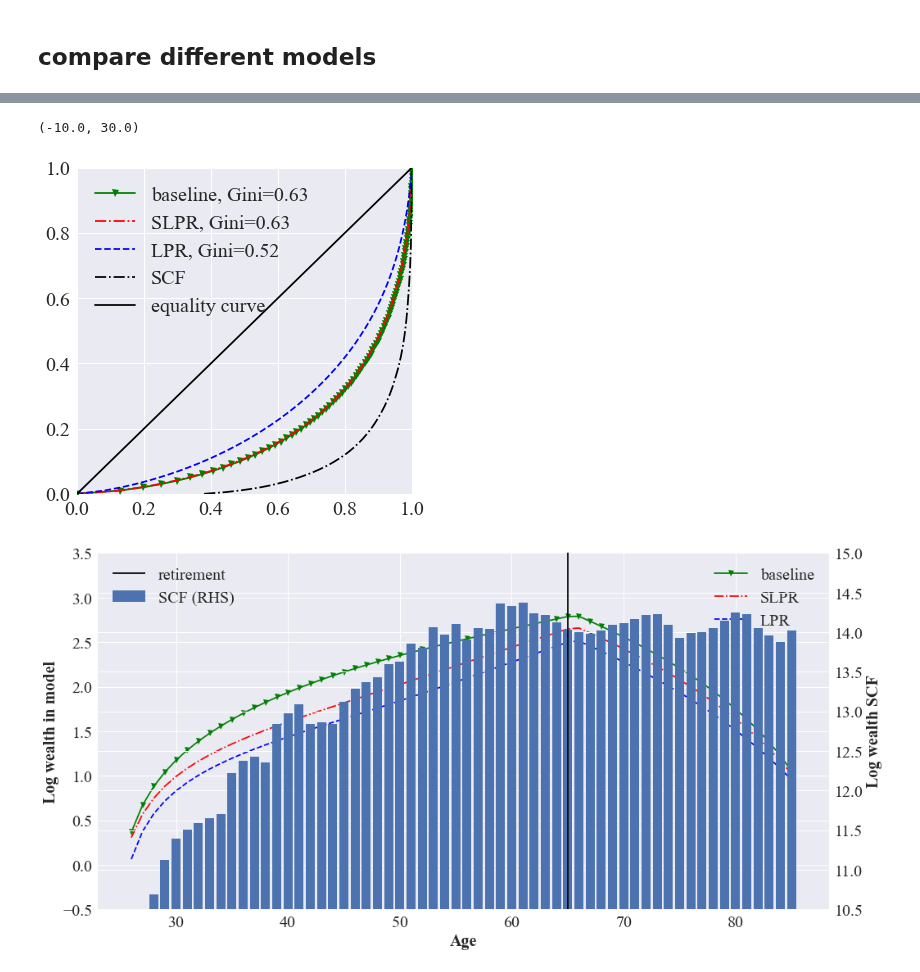
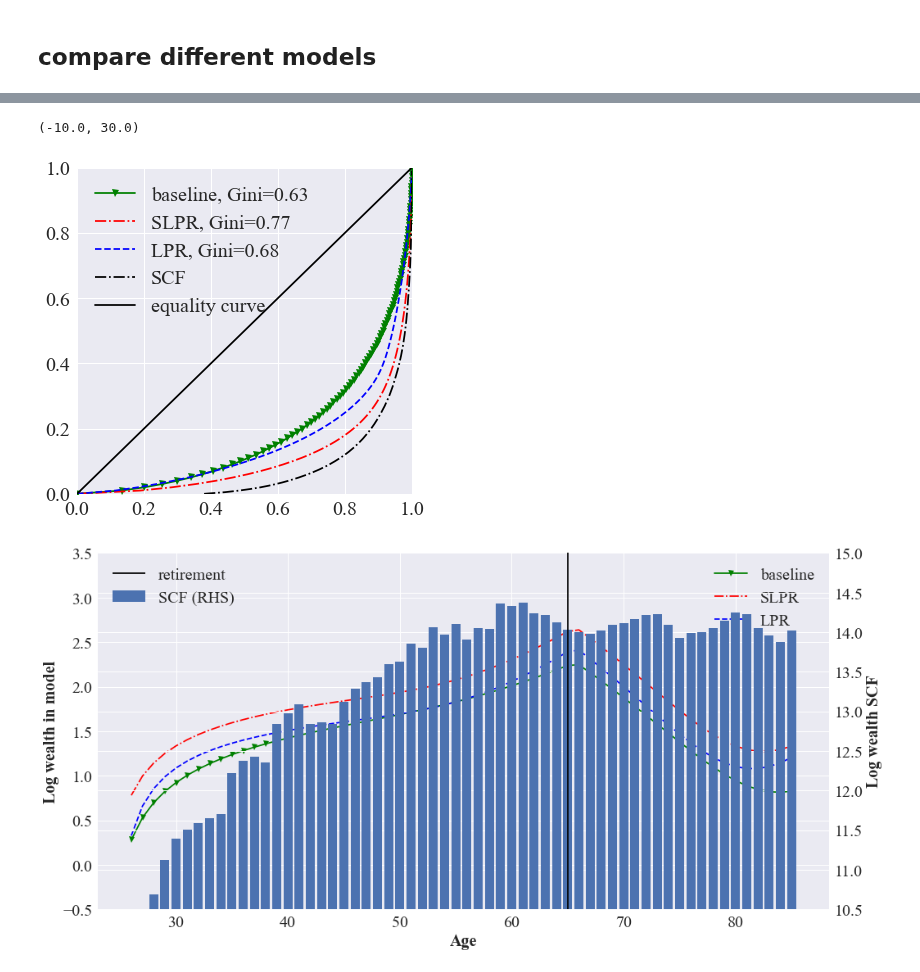
Before and after one commit to iworld1991/PIR, a Jupyter notebook: WorkingFolder/PythonCode/OLG-GE.ipynb, the cells around one changed output, grey strips where cells are left out. Cells and saved outputs as stored; diff of their text form; code cells hidden in the pictures.

```diff
--- a/WorkingFolder/PythonCode/OLG-GE.ipynb
+++ b/WorkingFolder/PythonCode/OLG-GE.ipynb
@@ -63,6 +63,12 @@ from PrepareParameters import life_cycle_paras_y as lc_paras_Y
 ## make a copy of the imported parameters
 lc_paras_y = copy(lc_paras_Y)
 lc_paras_q = copy(lc_paras_Q)
+# %%
+##############
+## low_beta for liquid
+lc_paras_y['β'] = 0.96
+lc_paras_y['β_h'] = 0.96
+###############
 # %%
 print(lc_paras_y)
 # %% [output]
@@ -116,6 +124,23 @@ if calibrated_model == True:
     elif model_frequency=='quarterly':
         ## yearly parameters
         lc_paras = lc_paras_q
+
+
+    ## recalibrate initial heterogeneity
+
+    age_dist_ss = stationary_age_dist(lc_paras['L'],
+                                       n = 0.0,
+                                       LivPrb = lc_paras['LivPrb'])
+    sigma_xi_psi = 0.13
+
+    init_sigma_psi_av = average_heterogeneity(sigma_xi_psi,
+                                             lc_paras['T'],
+                                             lc_paras['L'],
+                                             age_dist_ss)
+
+    print('Adjusting initial p dispersion by {} to account of heterogeneity in p '.format(init_sigma_psi_av))
+
+    init_sigma_psi_av_new = np.sqrt(lc_paras['σ_ψ_init']**2+init_sigma_psi_av**2)
 
     lc_mkv_paras = {
         ## primitives
@@ -177,6 +202,7 @@ if calibrated_model == True:
     ## for the subjective model, only change the belief
     lc_mkv_sub_paras = copy(lc_mkv_paras)
     lc_mkv_sub_paras['subjective'] = True
+    lc_mkv_sub_paras['sigma_p_init'] = init_sigma_psi_av_new
     lc_mkv_sub_paras['sigma_psi'] = lc_paras['σ_ψ_sub']
     lc_mkv_sub_paras['sigma_eps'] = lc_paras['σ_θ_sub']
     lc_mkv_sub = LifeCycle(**lc_mkv_sub_paras)
@@ -186,6 +212,7 @@ if calibrated_model == True:
 
     lc_mkv_sub_true_paras = copy(lc_mkv_sub_paras)
     lc_mkv_sub_true_paras['subjective'] = False
+    lc_mkv_sub_paras['sigma_p_init'] = init_sigma_psi_av_new
     lc_mkv_sub_true_paras['sigma_psi_true'] = lc_paras['σ_ψ_sub']
     lc_mkv_sub_true_paras['sigma_eps_true'] =  lc_paras['σ_θ_sub']
     #lc_mkv_sub_true_paras['sigma_p_init'] = np.sqrt(lc_paras['σ_ψ_init']**2+ 0.6**2)
@@ -1373,6 +1425,8 @@ line_patterns =['g-v',
                 'r-.',
                 'b--',
                 ]
+
+h2m_cut_off = round(1/24,2)
 
 ## Lorenz curve of steady state wealth distribution
 
@@ -1440,7 +1494,7 @@ for k, model in enumerate(models):
     model_solution = pickle.load(open('./model_solutions/'+ model_names[k]+'_PE.pkl','rb'))
 
     ## get h2m fraction: an arbitrary definition for now. a2p ratio smaller than 5
-    h2m_pe_where = np.where(model_solution['a_grid_dist']<=0.5)
+    h2m_pe_where = np.where(model_solution['a_grid_dist']<=h2m_cut_off)
     h2m_share =model_solution['a_pdfs_dist'][h2m_pe_where].sum()
 
     ax.plot(np.log(model_solution['ap_grid_dist']+1e-5),
@@ -1510,33 +1564,33 @@ ax.set_xlabel('Age')
 ax.set_ylabel('Log wealth')
 ax2.set_ylabel('Log wealth SCF')
 ax.legend(loc=1)
 ax2.legend(loc=2)
 #fig.savefig('../Graphs/model/life_cycle_a_compare_ge.png')
 
 
 ## wealth distributions in ge
 
 fig, ax = plt.subplots(figsize=(8,6))
 ax.set_title('Wealth distribution')
 for k, model in enumerate(models):
     model_solution = pickle.load(open('./model_solutions/'+ model_names[k]+'_GE.pkl','rb'))
 
     ## get h2m fraction: an arbitrary definition for now. a2p ratio smaller than 5
-    h2m_ge_where = np.where(model_solution['a_grid_dist']<=0.5)
+    h2m_ge_where = np.where(model_solution['a_grid_dist']<=h2m_cut_off)
     h2m_share =model_solution['a_pdfs_dist'][h2m_ge_where].sum()
 
     ax.plot(np.log(model_solution['ap_grid_dist']+1e-5),
             model_solution['ap_pdfs_dist'],
             label=model_names[k]+', H2M={:.2f}'.format(h2m_share),
             alpha = 0.8)
 ax.set_xlabel(r'$a$')
 ax.legend(loc=0)
 ax.set_ylabel(r'$prob(a)$')
 ax.set_xlim([-10,30])
 
 
 #fig.savefig('../Graphs/model/distribution_a_compare_ge.png')
 # %% [output]
 (-10.0, 30.0)
-[figure, old version]
+[figure, new version]
-[figure, old version]
+[figure, new version]
```
Also changed, not shown: parts of 10 cells of this notebook, 1 other file.
